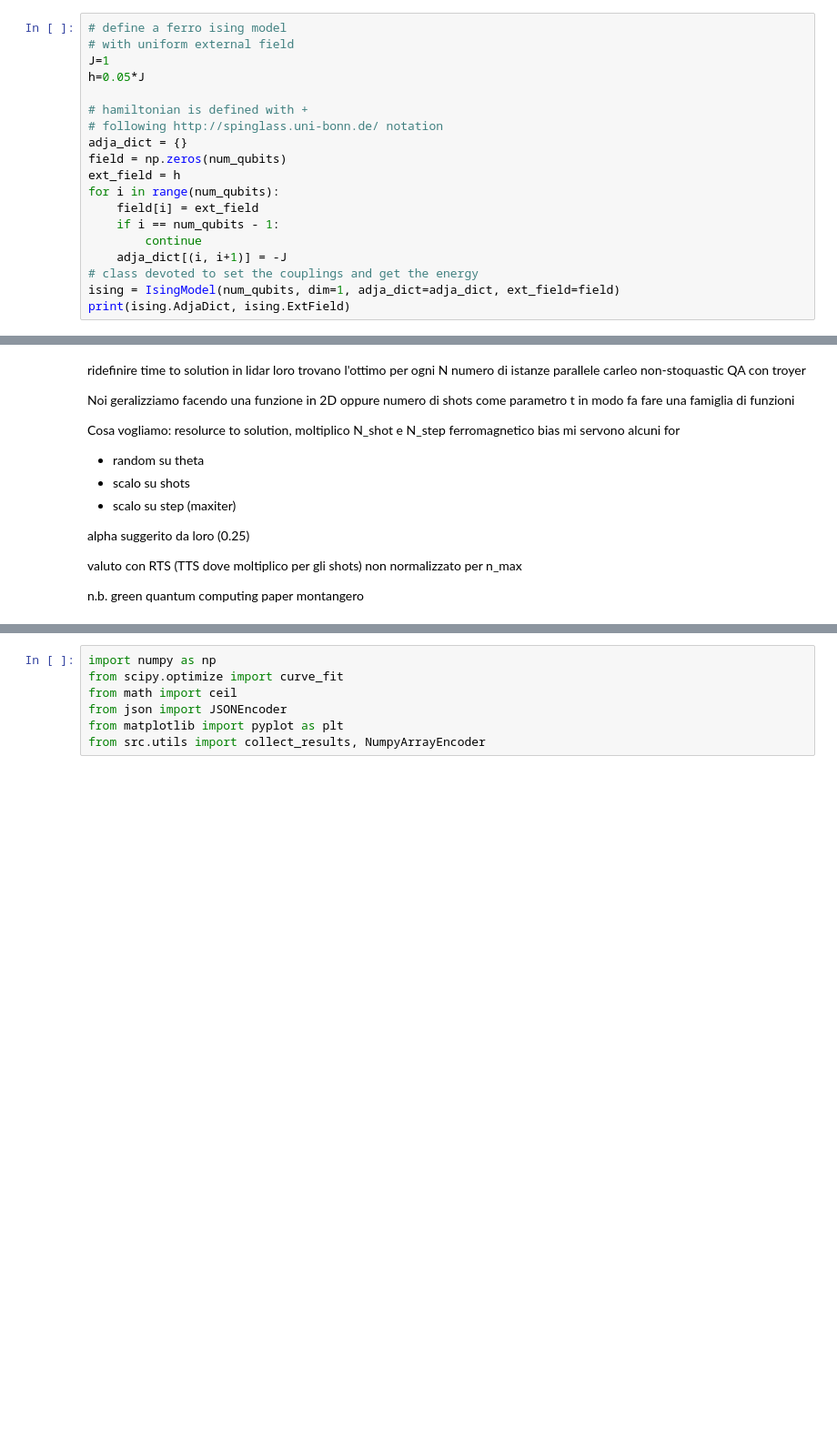
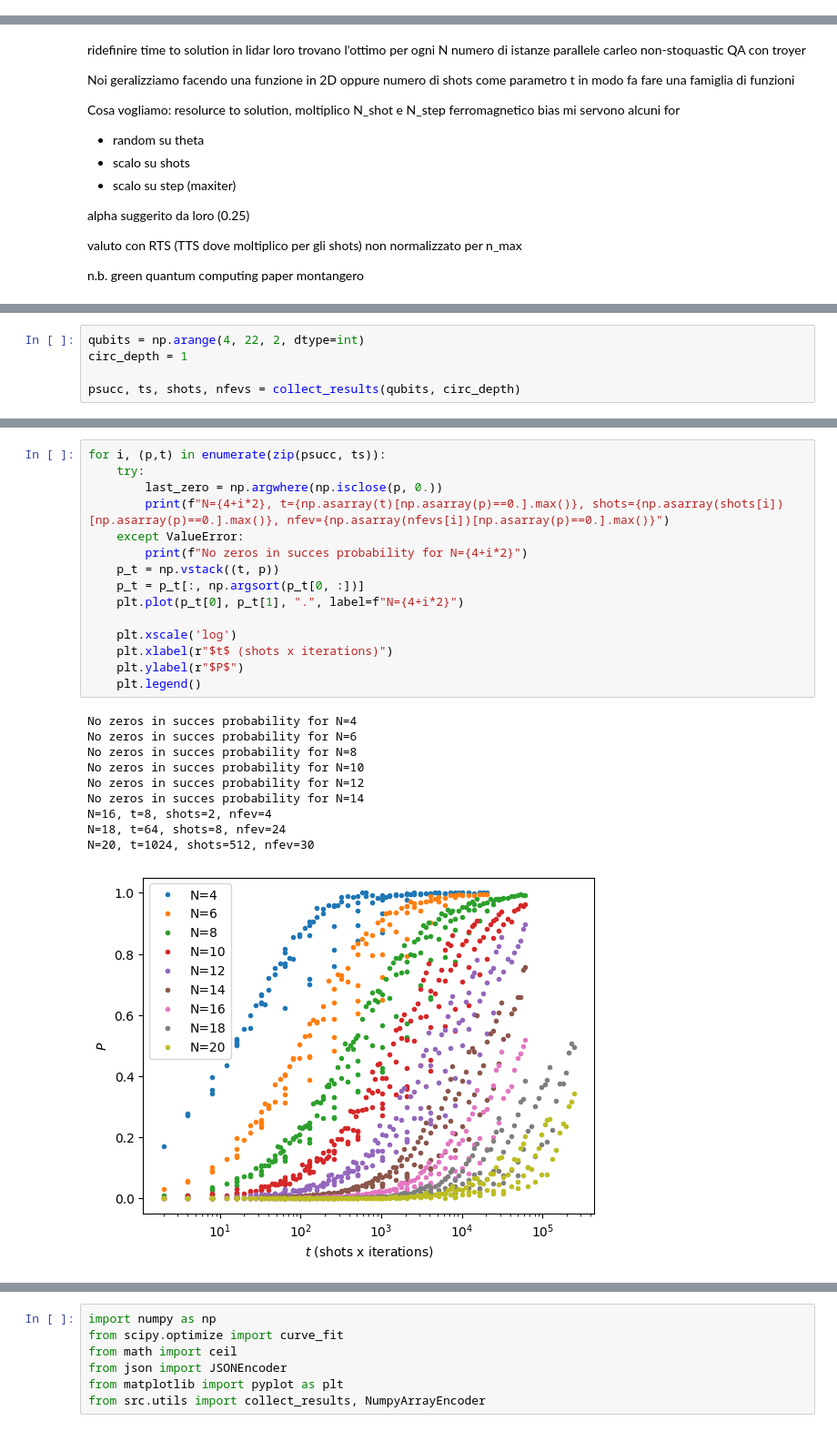
Before and after one commit to gscriva/cvar-opt, a Jupyter notebook: my_vqe.ipynb, the cells around one changed output, grey strips where cells are left out. Shown at 91% size. Drawn from its saved outputs; the diff is of its cells as text; blank space fills up the shorter version.

```diff
--- a/my_vqe.ipynb
+++ b/my_vqe.ipynb
@@ -38,19 +0,0 @@ alpha = 25
-# %%
-# define a ferro ising model
-# with uniform external field
-J=1
-h=0.05*J
-
-# hamiltonian is defined with +
-# following http://spinglass.uni-bonn.de/ notation
-adja_dict = {}
-field = np.zeros(num_qubits)
-ext_field = h
-for i in range(num_qubits):
-    field[i] = ext_field
-    if i == num_qubits - 1:
-        continue
-    adja_dict[(i, i+1)] = -J
-# class devoted to set the couplings and get the energy
-ising = IsingModel(num_qubits, dim=1, adja_dict=adja_dict, ext_field=field)
-print(ising.AdjaDict, ising.ExtField)
@@ -94,0 +33,5 @@ n.b. green quantum computing paper montangero
+# %%
+qubits = np.arange(4, 22, 2, dtype=int)
+circ_depth = 1
+
+psucc, ts, shots, nfevs = collect_results(qubits, circ_depth)
@@ -94,0 +48,26 @@ n.b. green quantum computing paper montangero
+# %%
+for i, (p,t) in enumerate(zip(psucc, ts)):
+    try:
+        last_zero = np.argwhere(np.isclose(p, 0.))
+        print(f"N={4+i*2}, t={np.asarray(t)[np.asarray(p)==0.].max()}, shots={np.asarray(shots[i])[np.asarray(p)==0.].max()}, nfev={np.asarray(nfevs[i])[np.asarray(p)==0.].max()}")
+    except ValueError:
+        print(f"No zeros in succes probability for N={4+i*2}")
+    p_t = np.vstack((t, p))
+    p_t = p_t[:, np.argsort(p_t[0, :])]
+    plt.plot(p_t[0], p_t[1], ".", label=f"N={4+i*2}")
+
+    plt.xscale('log')
+    plt.xlabel(r"$t$ (shots x iterations)")
+    plt.ylabel(r"$P$")
+    plt.legend()
+# %% [output]
+No zeros in succes probability for N=4
+No zeros in succes probability for N=6
+No zeros in succes probability for N=8
+No zeros in succes probability for N=10
+No zeros in succes probability for N=12
+No zeros in succes probability for N=14
+N=16, t=8, shots=2, nfev=4
+N=18, t=64, shots=8, nfev=24
+N=20, t=1024, shots=512, nfev=30
+[figure, added]
```
Also changed, not shown: parts of 75 cells of this notebook.
